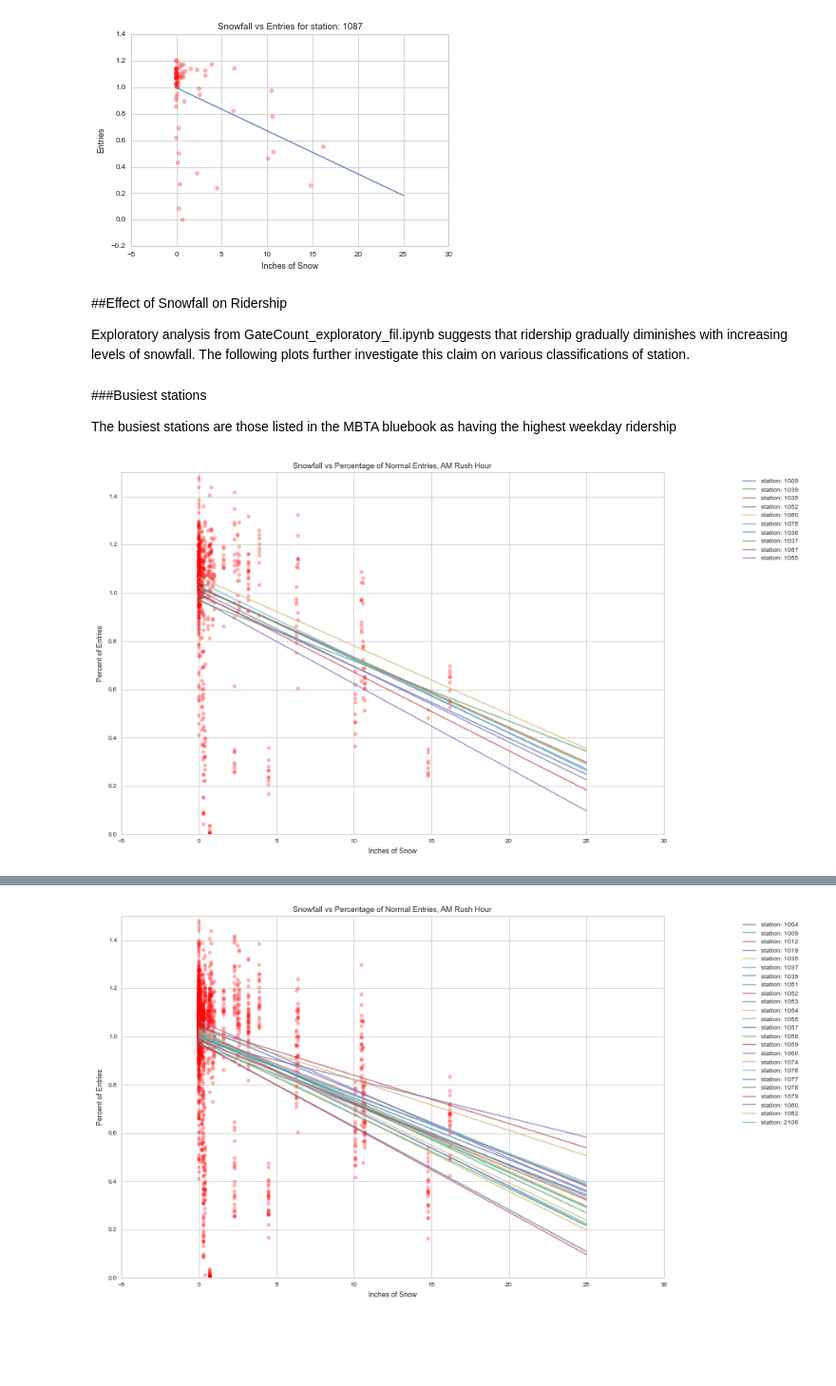
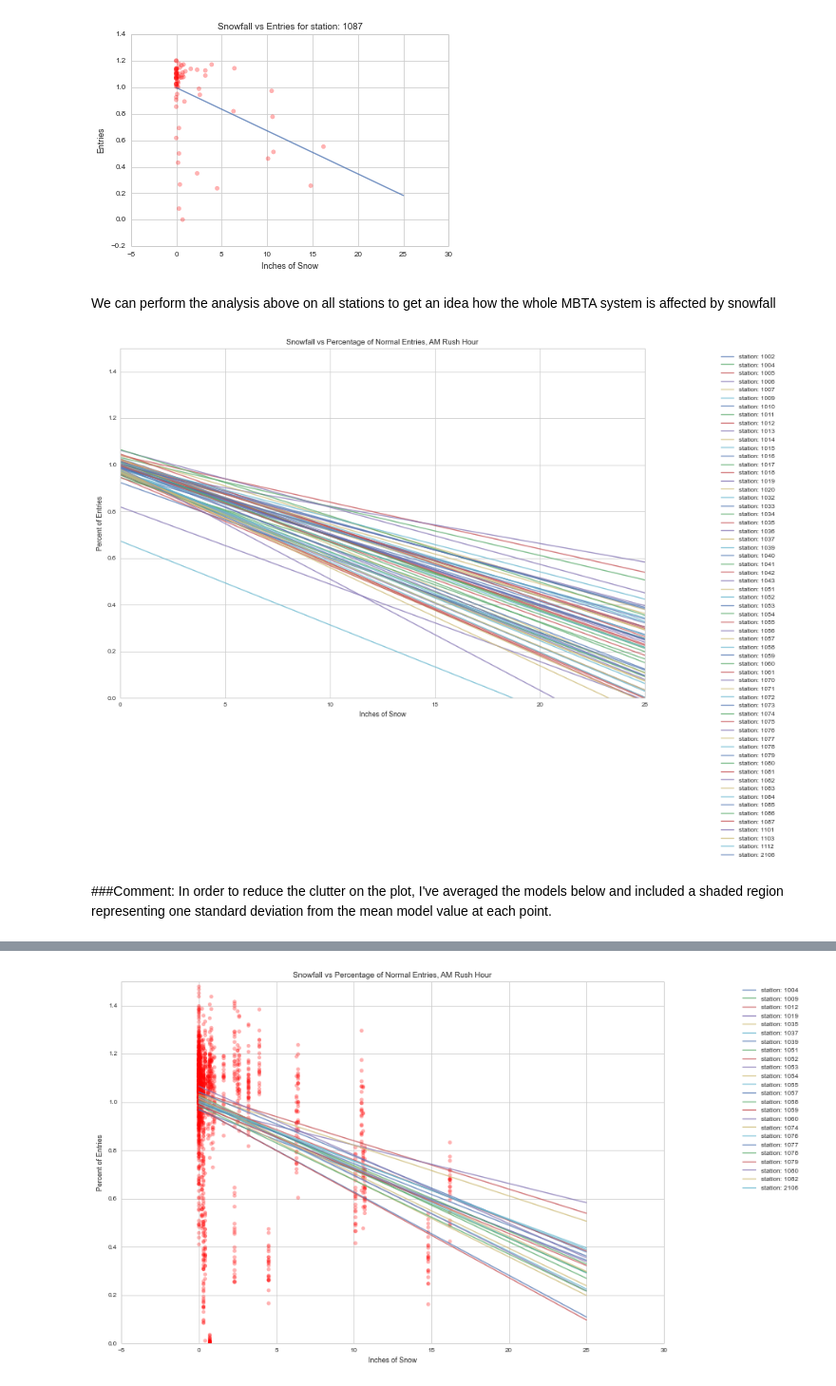
Before and after one commit to azampagl/harvard-capstone, a Jupyter notebook: src/exploration/Snowfall Viz.ipynb, the cells around one changed output, grey strips where cells are left out. Shown at 95% size. Drawn from its saved outputs; the diff is of its cells as text; code cells hidden in the pictures; blank space fills up the shorter version.

Commit message:
Cleaned up Snowfall Viz notebook. Content is ready to be copied into Weather notebook for presentation

```diff
--- a/src/exploration/Snowfall Viz.ipynb
+++ b/src/exploration/Snowfall Viz.ipynb
@@ -184,31 +201,28 @@ c=snow_change(1087,percent=True,plot_type='both')
 # %% [output]
 [figure]
-# %% [markdown]
-##Effect of Snowfall on Ridership
-
-Exploratory analysis from GateCount_exploratory_fil.ipynb suggests that ridership gradually diminishes with increasing levels of snowfall. The following plots further investigate this claim on various classifications of station.
-# %% [markdown]
-###Busiest stations
-
-The busiest stations are those listed in the MBTA bluebook as having the highest weekday ridership
+# %% [markdown]
+We can perform the analysis above on all stations to get an idea how the whole MBTA system is affected by snowfall
 # %%
 plt.figure(figsize=(12,8))
 
 models=[]
-for station in [1009,1039, 1035, 1052,1080,1075,1036, 1037, 1087, 1055]:
+for station in list(station_info['stationid'].values):
     #print station
-    t=snow_change(station,percent=True,plot_type='both')
+    t=snow_change(station,percent=True,plot_type='line')
     models.append(t[1])
     plt.xlabel('Inches of Snow')
     plt.ylabel('Percent of Entries')
     plt.ylim([0,1.5])
     #plt.title('Snowfall vs Entriesw/o Snow for station: '+str(station_id))
 
 plt.title('Snowfall vs Percentage of Normal Entries, AM Rush Hour')
 plt.legend(bbox_to_anchor=(1.1, .9),bbox_transform=plt.gcf().transFigure)
 plt.show()
 # %% [output]
-[figure, old version]
+[figure, new version]
+# %% [markdown]
+###Comment:
+In order to reduce the clutter on the plot, I've averaged the models below and included a shaded region representing one standard deviation from the mean model value at each point.
 # %%
 x_values=np.linspace(0,25,100)
 
```
Also changed, not shown: parts of 31 cells of this notebook, 1 other file.
